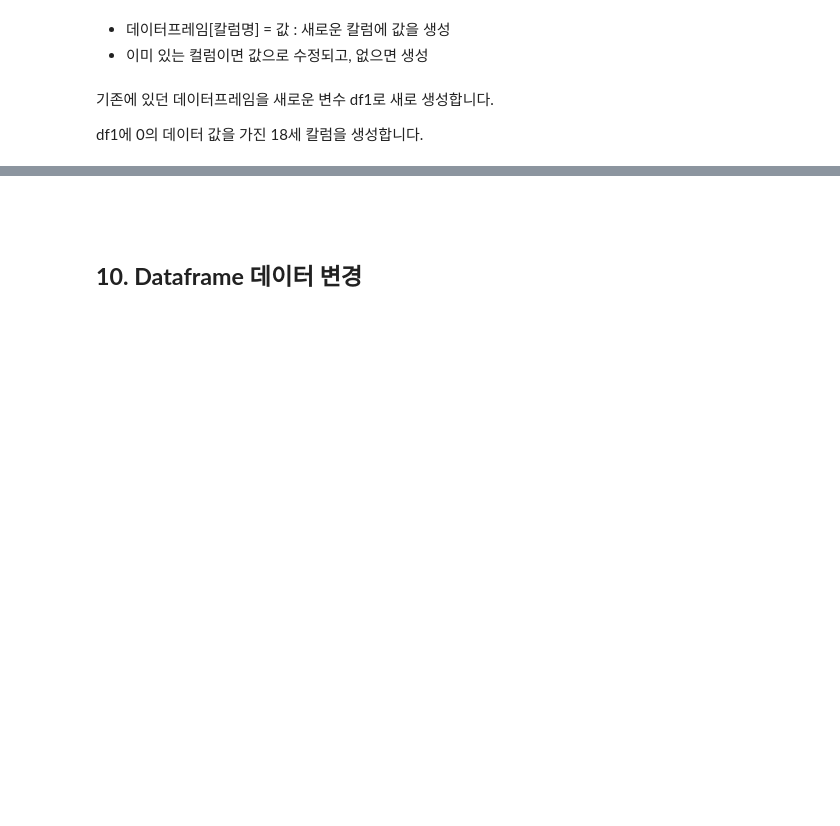
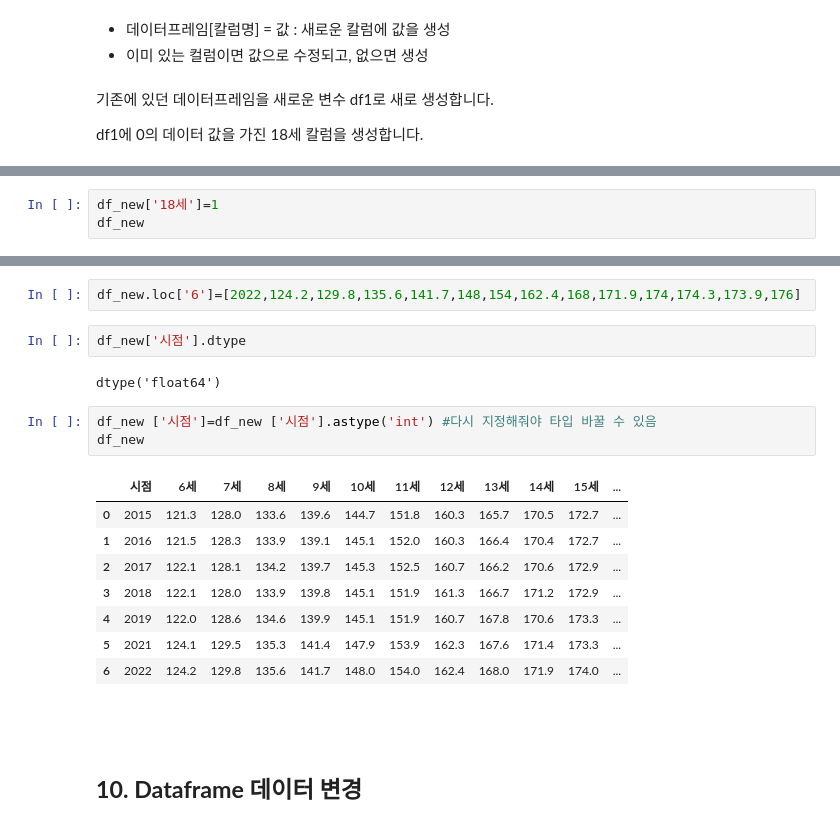
Before and after one commit to Jihyun-Eun/Python-ML-Bio, a Jupyter notebook: Pandas_review.ipynb, the cells around one changed output, grey strips where cells are left out. Saved outputs shown, nothing was run; the diff lists cells and outputs as text; blank space fills up the shorter version.

```diff
--- a/Pandas_review.ipynb
+++ b/Pandas_review.ipynb
@@ -373,0 +687,3 @@ df1에 0의 데이터 값을 가진 18세 칼럼을 생성합니다.
+# %%
+df_new['18세']=1
+df_new
@@ -374,3 +711,21 @@ df1에 0의 데이터 값을 가진 18세 칼럼을 생성합니다.
+# %%
+df_new.loc['6']=[2022,124.2,129.8,135.6,141.7,148,154,162.4,168,171.9,174,174.3,173.9,176]
+# %%
+df_new['시점'].dtype
+# %% [output]
+dtype('float64')
+# %%
+df_new ['시점']=df_new ['시점'].astype('int') #다시 지정해줘야 타입 바꿀 수 있음
+df_new
+# %% [output]
+|  | 시점 | 6세 | 7세 | 8세 | 9세 | 10세 | 11세 | 12세 | 13세 | 14세 | 15세 | ... |
+| 0 | 2015 | 121.3 | 128.0 | 133.6 | 139.6 | 144.7 | 151.8 | 160.3 | 165.7 | 170.5 | 172.7 | ... |
+| 1 | 2016 | 121.5 | 128.3 | 133.9 | 139.1 | 145.1 | 152.0 | 160.3 | 166.4 | 170.4 | 172.7 | ... |
+| 2 | 2017 | 122.1 | 128.1 | 134.2 | 139.7 | 145.3 | 152.5 | 160.7 | 166.2 | 170.6 | 172.9 | ... |
+| 3 | 2018 | 122.1 | 128.0 | 133.9 | 139.8 | 145.1 | 151.9 | 161.3 | 166.7 | 171.2 | 172.9 | ... |
+| 4 | 2019 | 122.0 | 128.6 | 134.6 | 139.9 | 145.1 | 151.9 | 160.7 | 167.8 | 170.6 | 173.3 | ... |
+| 5 | 2021 | 124.1 | 129.5 | 135.3 | 141.4 | 147.9 | 153.9 | 162.3 | 167.6 | 171.4 | 173.3 | ... |
+| 6 | 2022 | 124.2 | 129.8 | 135.6 | 141.7 | 148.0 | 154.0 | 162.4 | 168.0 | 171.9 | 174.0 | ... |
 # %% [markdown]
 ㅤ
 # %% [markdown]
```
Also changed, not shown: parts of 43 cells of this notebook.
